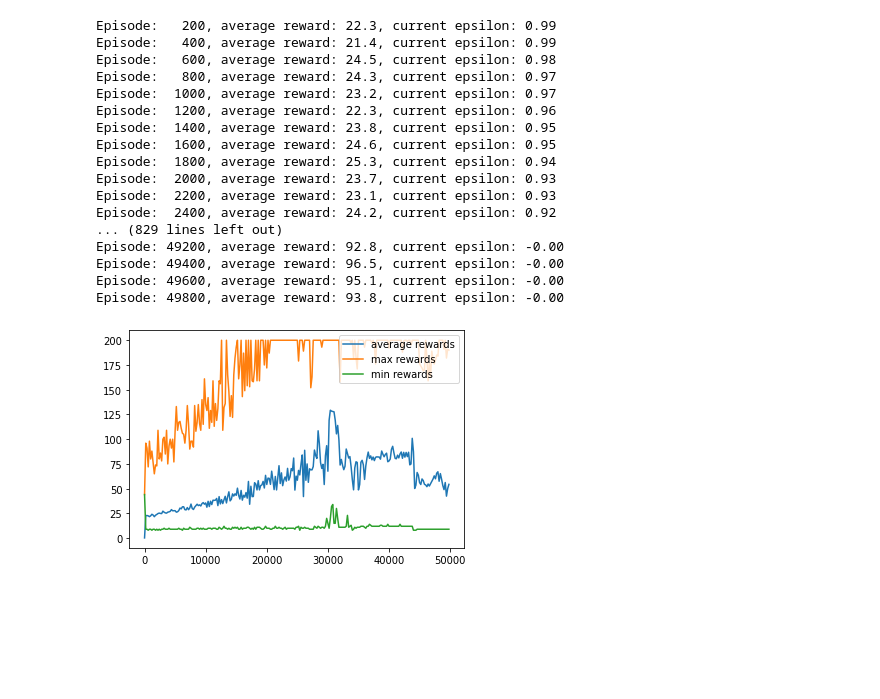
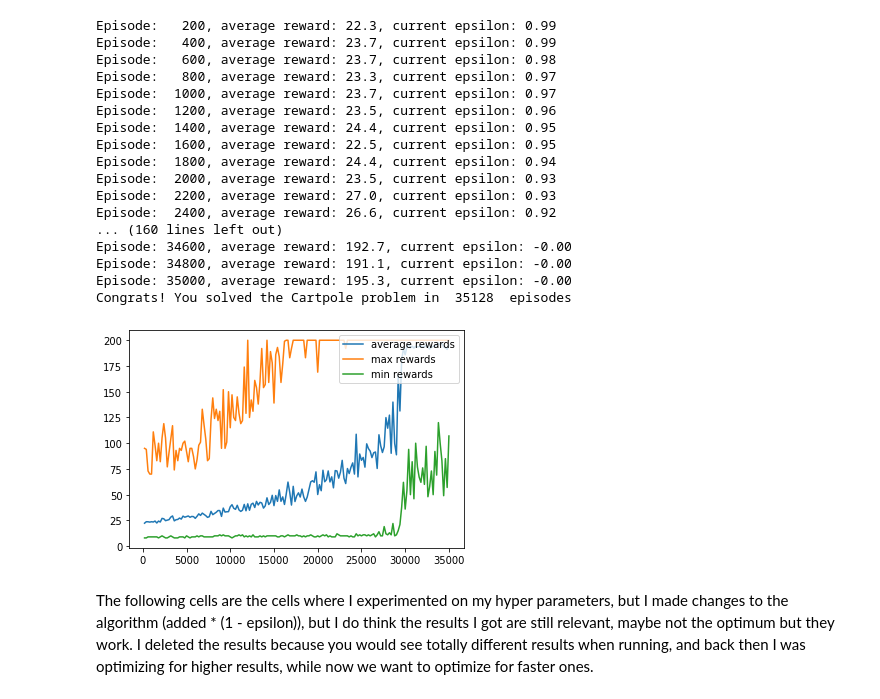
Before and after one commit to ibrahimgh25/CutterKit, a Jupyter notebook: CartPole_qlearning.ipynb, the cells around one changed output. Saved outputs shown, nothing was run; the diff lists cells and outputs as text; code cells hidden in the pictures; blank space fills up the shorter version.

```diff
--- a/CartPole_qlearning.ipynb
+++ b/CartPole_qlearning.ipynb
@@ -212,38 +224,42 @@ def adjustString(integer_number, intended_digits=5):
 # %%
 EPISODES = 50_000
 # Create the agent and train it for 50_000 episodes
-play_ground = cartPole_agent(learning_rate=0.1, discount=0.999, epsilon=1,
+agent = cartPole_agent(learning_rate=0.1, discount=0.999, epsilon=1,
                start_epsilon_decaying=1, end_epsilon_decaying=30_000,
                discretization_levels=32, q_init_low=0, q_init_high=70)
-temp = 0
 for episode in range(EPISODES):
-  play_ground.playOnce(episode)
-  if not temp == play_ground.consecutively_solved: print(play_ground.consecutively_solved)
-  temp = play_ground.consecutively_solved
+  agent.playOnce(episode)
+  if agent.consecutively_solved == 100:
+    print("Congrats! You solved the Cartpole problem in ", episode, " episodes")
+    file_name = agent.log + "/agent_E" + adjustString(episode)
+    pickle.dump(agent, open(file_name, 'wb'))
+    break
 # %% [output]
 Episode:   200, average reward: 22.3, current epsilon: 0.99
-Episode:   400, average reward: 21.4, current epsilon: 0.99
-Episode:   600, average reward: 24.5, current epsilon: 0.98
-Episode:   800, average reward: 24.3, current epsilon: 0.97
-Episode:  1000, average reward: 23.2, current epsilon: 0.97
-Episode:  1200, average reward: 22.3, current epsilon: 0.96
-Episode:  1400, average reward: 23.8, current epsilon: 0.95
-Episode:  1600, average reward: 24.6, current epsilon: 0.95
-Episode:  1800, average reward: 25.3, current epsilon: 0.94
-Episode:  2000, average reward: 23.7, current epsilon: 0.93
-Episode:  2200, average reward: 23.1, current epsilon: 0.93
-Episode:  2400, average reward: 24.2, current epsilon: 0.92
-... (829 lines left out)
-Episode: 49200, average reward: 92.8, current epsilon: -0.00
-Episode: 49400, average reward: 96.5, current epsilon: -0.00
-Episode: 49600, average reward: 95.1, current epsilon: -0.00
-Episode: 49800, average reward: 93.8, current epsilon: -0.00
+Episode:   400, average reward: 23.7, current epsilon: 0.99
+Episode:   600, average reward: 23.7, current epsilon: 0.98
+Episode:   800, average reward: 23.3, current epsilon: 0.97
+Episode:  1000, average reward: 23.7, current epsilon: 0.97
+Episode:  1200, average reward: 23.5, current epsilon: 0.96
+Episode:  1400, average reward: 24.4, current epsilon: 0.95
+Episode:  1600, average reward: 22.5, current epsilon: 0.95
+Episode:  1800, average reward: 24.4, current epsilon: 0.94
+Episode:  2000, average reward: 23.5, current epsilon: 0.93
+Episode:  2200, average reward: 27.0, current epsilon: 0.93
+Episode:  2400, average reward: 26.6, current epsilon: 0.92
+... (160 lines left out)
+Episode: 34600, average reward: 192.7, current epsilon: -0.00
+Episode: 34800, average reward: 191.1, current epsilon: -0.00
+Episode: 35000, average reward: 195.3, current epsilon: -0.00
+Congrats! You solved the Cartpole problem in  35128  episodes
-# %%
-# Plot the results of training, it seems that the optimal point was at
-# about 30_000 episodes where we got the higher avg and min rewards.
-play_ground.display_results()
-# %% [output]
-[figure, removed]
+# %%
+# Plot the results of training, I know the legends are in the way,
+# but I m just too lazy to adjust the function and run the program again...
+agent.display_results()
+# %% [output]
+[figure, added]
+# %% [markdown]
+The following cells are the cells where I experimented on my hyper parameters, but I made changes to the algorithm (added * (1 - epsilon)), but I do think the results I got are still relevant, maybe not the optimum but they work. I deleted the results because you would see totally different results when running, and back then I was optimizing for higher results, while now we want to optimize for faster ones.
 # %%
 # For testing different parameters (when to end epsilon decaying, what effect
 # does changing max initialized q_value on the rewards, and what is the optimal
```
Also changed, not shown: parts of 11 cells of this notebook.
